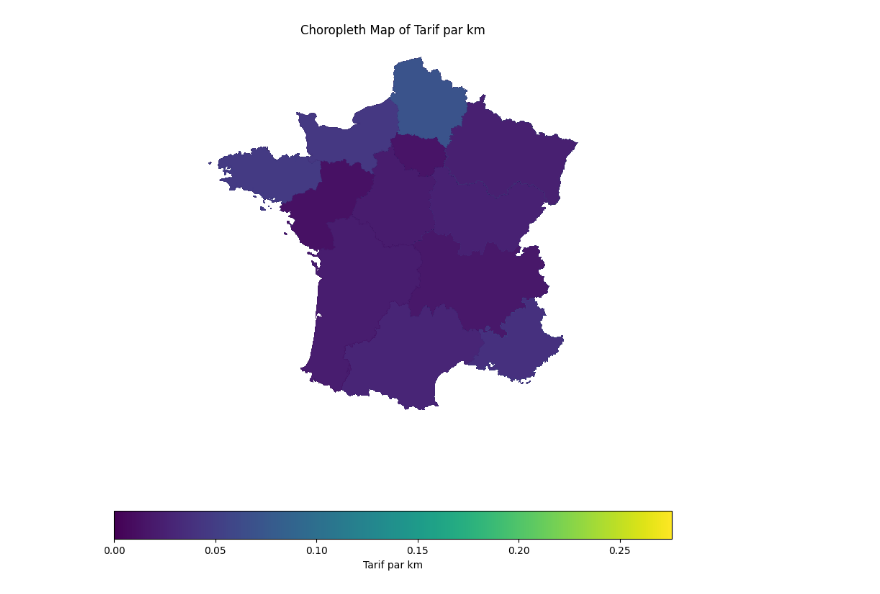
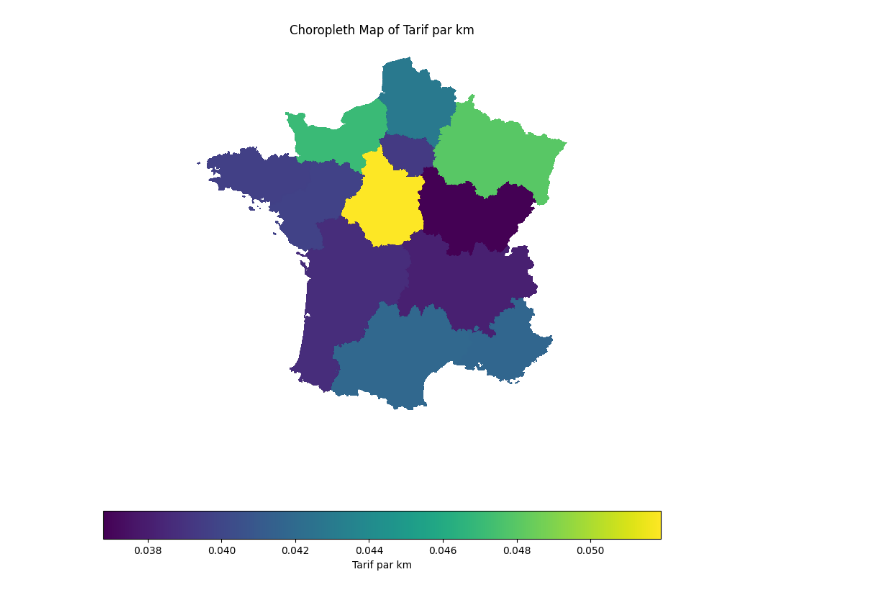
Before and after one commit to mandresyandri/d2sn-dataSprint-2024, a Jupyter notebook: dataviz.ipynb, the cells around one changed output. Saved outputs shown, nothing was run; the diff lists cells and outputs as text; code cells hidden in the pictures.

```diff
--- a/dataviz.ipynb
+++ b/dataviz.ipynb
@@ -13,20 +13,19 @@ gdf_region = gdf_region.set_crs(epsg=4326)
 # %%
 # Créer la carte choroplèthe
 fig, ax = plt.subplots(1, 1, figsize=(10, 10))
-_ = gdf_region.plot(column='Prix par km', ax=ax, legend=True,
+_ = gdf_region.plot(column='Prix moyen par km', ax=ax, legend=True,
                 legend_kwds={'label': "Tarif par km",
                              'orientation': "horizontal"})
 
-# Retirer les contours du graphique et les cadres des axes x et y
 ax.spines['top'].set_visible(False)
 ax.spines['right'].set_visible(False)
 ax.spines['left'].set_visible(False)
 ax.spines['bottom'].set_visible(False)
 ax.set_xticks([])
 ax.set_yticks([])
 
 # Afficher la carte
 plt.title("Choropleth Map of Tarif par km")
 plt.show()
 # %% [output]
-[figure, old version]
+[figure, new version]
```
Also changed, not shown: 3 other files.
